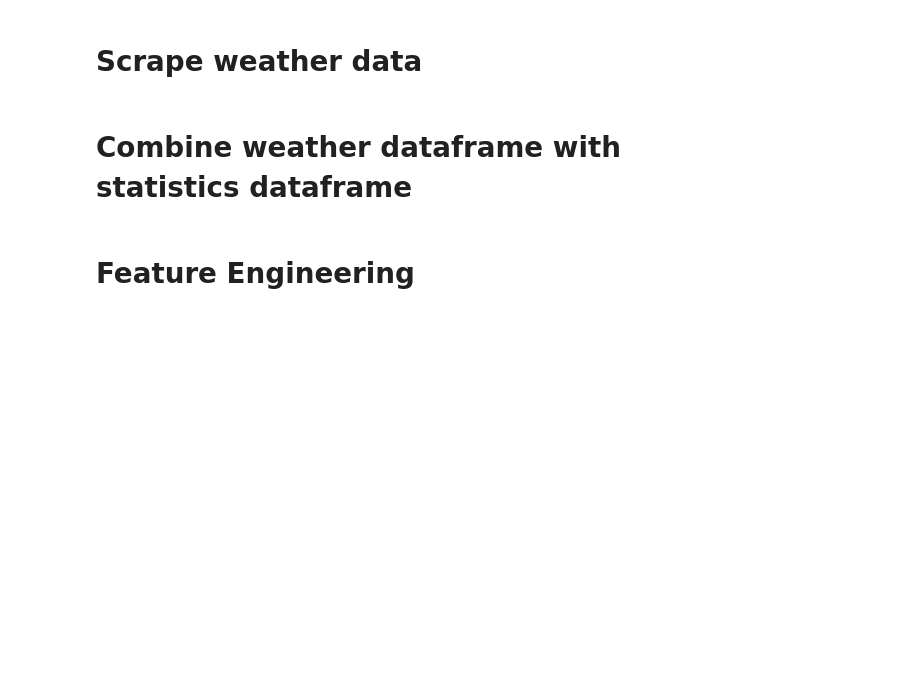
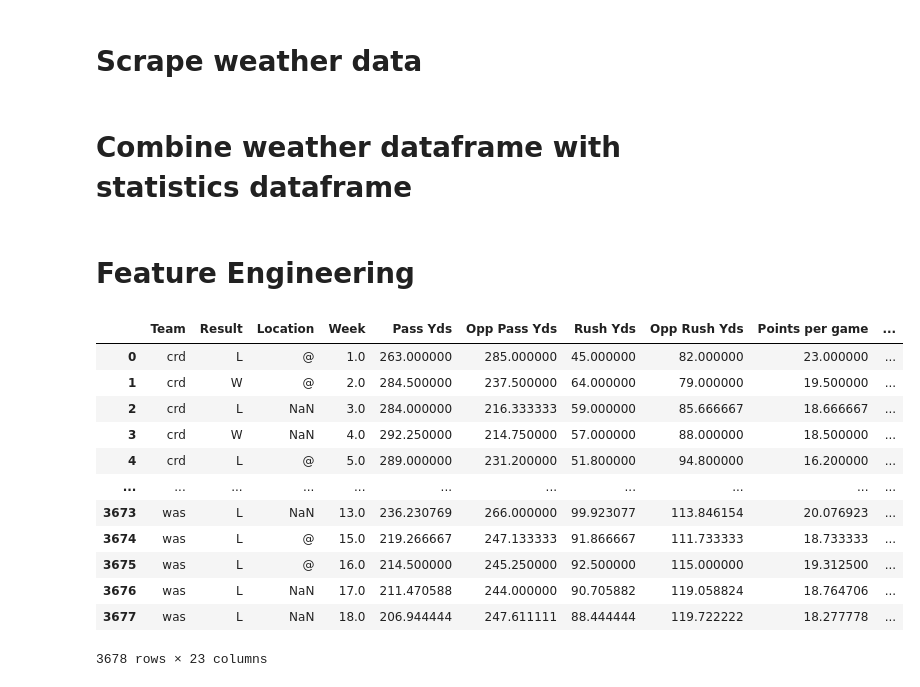
Before and after one commit to TylerG101/NFL_betting_algorithm, a Jupyter notebook: Functions_and_Notebooks/Data_scraping_cleaning.ipynb, the cells around one changed output. Saved outputs shown, nothing was run; the diff lists cells and outputs as text; code cells hidden in the pictures; blank space fills up the shorter version.

```diff
--- a/Functions_and_Notebooks/Data_scraping_cleaning.ipynb
+++ b/Functions_and_Notebooks/Data_scraping_cleaning.ipynb
@@ -252,18 +252,37 @@ merged_2024_df.to_csv("NFL_2024_dataframe.csv", index=False)
 # %%
 #We'll use the scikit-learn library to encode, standardize, and normalize our data
 #First, we'll combine the datasets from years 2018-2023 to serve as our training data, with 2024 being the test dataset
+import pandas as pd
+
 dataset_2017 = pd.read_csv("NFL_2017_dataframe.csv")
 dataset_2018 = pd.read_csv("NFL_2018_dataframe.csv")
 dataset_2019 = pd.read_csv("NFL_2019_dataframe.csv")
 dataset_2020 = pd.read_csv("NFL_2020_dataframe.csv")
 dataset_2021 = pd.read_csv("NFL_2021_dataframe.csv")
 dataset_2022 = pd.read_csv("NFL_2022_dataframe.csv")
 dataset_2023 = pd.read_csv("NFL_2023_dataframe.csv")
 
-train_data_raw = pd.DataFrame(pd.concat([dataset_2017, dataset_2018, dataset_2019, dataset_2020, dataset_2021, dataset_2022, dataset_2023]))
-train_data_raw = train_data_raw.drop(['Team1', 'Team2'], axis=1)
+
+train_data_raw = pd.DataFrame(pd.concat([dataset_2017, dataset_2018, dataset_2019, dataset_2020, dataset_2021, dataset_2022, dataset_2023], ignore_index=True))
+train_data_raw.rename(columns={'Team2':'Opp Team'}, inplace=True)
 
 test_data_raw = pd.read_csv("NFL_2024_dataframe.csv")
-test_data_raw = test_data_raw.drop(['Team1', 'Team2'], axis=1)
-test_data_raw
+test_data_raw.rename(columns={'Team2':'Opp Team'}, inplace=True)
+
+
+train_data_raw
+# %% [output]
+|  | Team | Result | Location | Week | Pass Yds | Opp Pass Yds | Rush Yds | Opp Rush Yds | Points per game | ... |
+| 0 | crd | L | @ | 1.0 | 263.000000 | 285.000000 | 45.000000 | 82.000000 | 23.000000 | ... |
+| 1 | crd | W | @ | 2.0 | 284.500000 | 237.500000 | 64.000000 | 79.000000 | 19.500000 | ... |
+| 2 | crd | L | NaN | 3.0 | 284.000000 | 216.333333 | 59.000000 | 85.666667 | 18.666667 | ... |
+| 3 | crd | W | NaN | 4.0 | 292.250000 | 214.750000 | 57.000000 | 88.000000 | 18.500000 | ... |
+| 4 | crd | L | @ | 5.0 | 289.000000 | 231.200000 | 51.800000 | 94.800000 | 16.200000 | ... |
+| ... | ... | ... | ... | ... | ... | ... | ... | ... | ... | ... |
+| 3673 | was | L | NaN | 13.0 | 236.230769 | 266.000000 | 99.923077 | 113.846154 | 20.076923 | ... |
+| 3674 | was | L | @ | 15.0 | 219.266667 | 247.133333 | 91.866667 | 111.733333 | 18.733333 | ... |
+| 3675 | was | L | @ | 16.0 | 214.500000 | 245.250000 | 92.500000 | 115.000000 | 19.312500 | ... |
+| 3676 | was | L | NaN | 17.0 | 211.470588 | 244.000000 | 90.705882 | 119.058824 | 18.764706 | ... |
+| 3677 | was | L | NaN | 18.0 | 206.944444 | 247.611111 | 88.444444 | 119.722222 | 18.277778 | ... |
+3678 rows × 23 columns
 # %%
```
Also changed, not shown: parts of 12 cells of this notebook.
